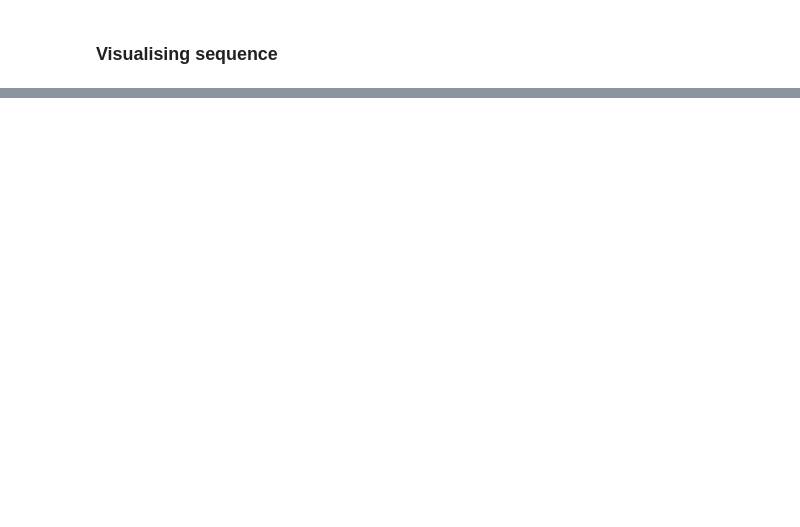
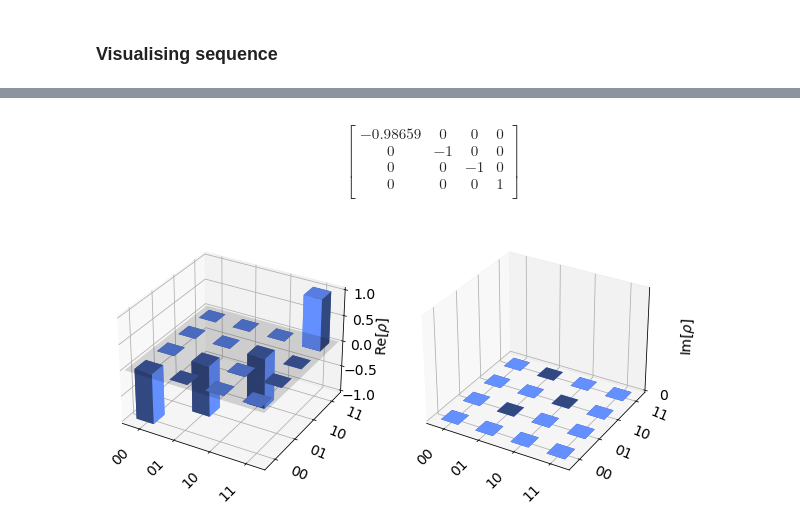
Before and after one commit to deveshq/Msc-Project, a Jupyter notebook: CZ.ipynb, the cells around one changed output, grey strips where cells are left out. Cells and saved outputs as stored; diff of their text form; code cells hidden in the pictures; blank space fills up the shorter version.

```diff
--- a/CZ.ipynb
+++ b/CZ.ipynb
@@ -275,0 +194,16 @@ $$
+# %%
+m = np.diag(np.array(states).real)
+array_to_latex(m)
+# %% [output]
+$$
+\begin{bmatrix}
+-0.98659 & 0 & 0 & 0  \\
+ 0 & -1 & 0 & 0  \\
+ 0 & 0 & -1 & 0  \\
+ 0 & 0 & 0 & 1  \\
+ \end{bmatrix}
+$$
+# %%
+display(plot_state_city(m, title='', figsize=[10,6]))#, alpha = 1, color=['','black']))
+# %% [output]
+[figure, added]
```
Also changed, not shown: parts of 14 cells of this notebook.
